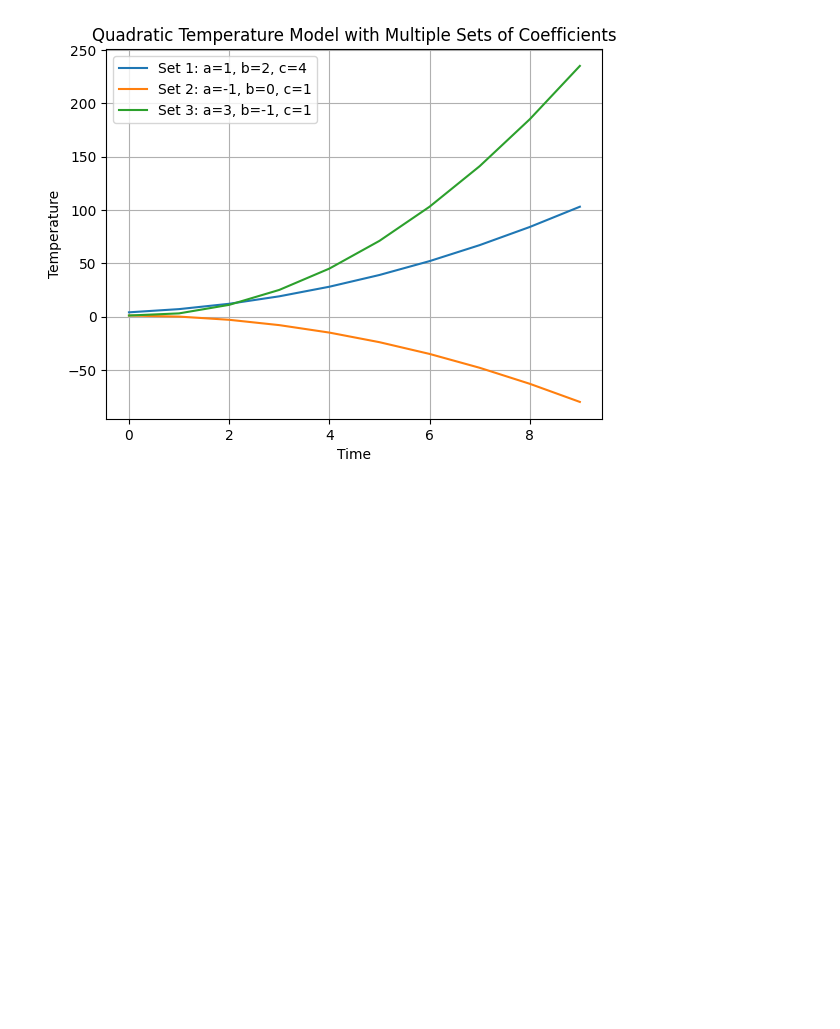
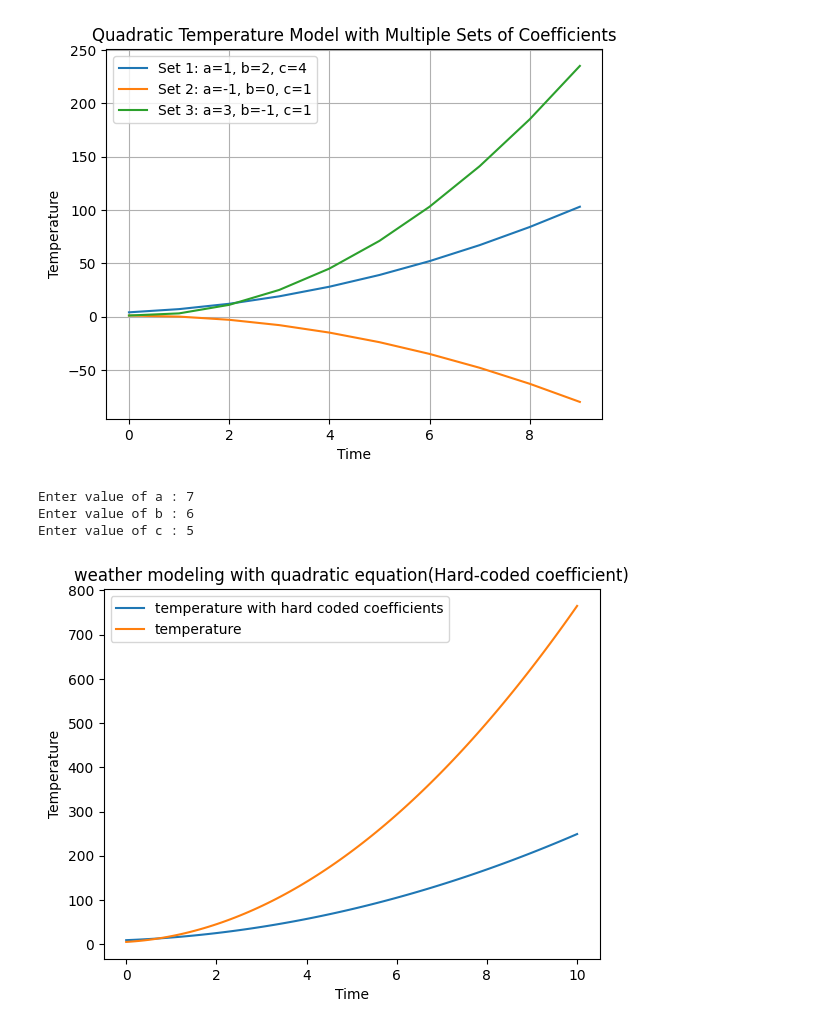
Before and after one commit to RISHITHAREDDI-1651/Experiment-1-VU21CSEN0101651, a Jupyter notebook: weather_modeling.ipynb, the cells around one changed output. Saved outputs shown, nothing was run; the diff lists cells and outputs as text; code cells hidden in the pictures; blank space fills up the shorter version.

```diff
--- a/weather_modeling.ipynb
+++ b/weather_modeling.ipynb
@@ -100,3 +100,33 @@ plt.grid(True)
 plt.show()
 # %% [output]
 [figure]
+# %%
+import matplotlib.pyplot as plt
+import numpy as np
+# hard code variables
+def quadratic_model(a,b,c,time):
+  temperature = a*time*time + b*time + c
+  return temperature
+
+time_values=np.linspace(0,10,100)
+
+a=2
+b=4
+c=9
+x=int(input("Enter value of a : "))
+y=int(input("Enter value of b : "))
+z=int(input("Enter value of c : "))
+temperature_hardcoded = quadratic_model(a,b,c,time_values)
+temperature = quadratic_model(x,y,z,time_values)
+plt.plot(time_values,temperature_hardcoded, label='temperature with hard coded coefficients')
+plt.plot(time_values,temperature, label='temperature')
+plt.xlabel('Time')
+plt.ylabel('Temperature')
+plt.legend()
+plt.title('weather modeling with quadratic equation(Hard-coded coefficient)')
+plt.show()
+# %% [output]
+Enter value of a : 7
+Enter value of b : 6
+Enter value of c : 5
+[figure, added]
```
